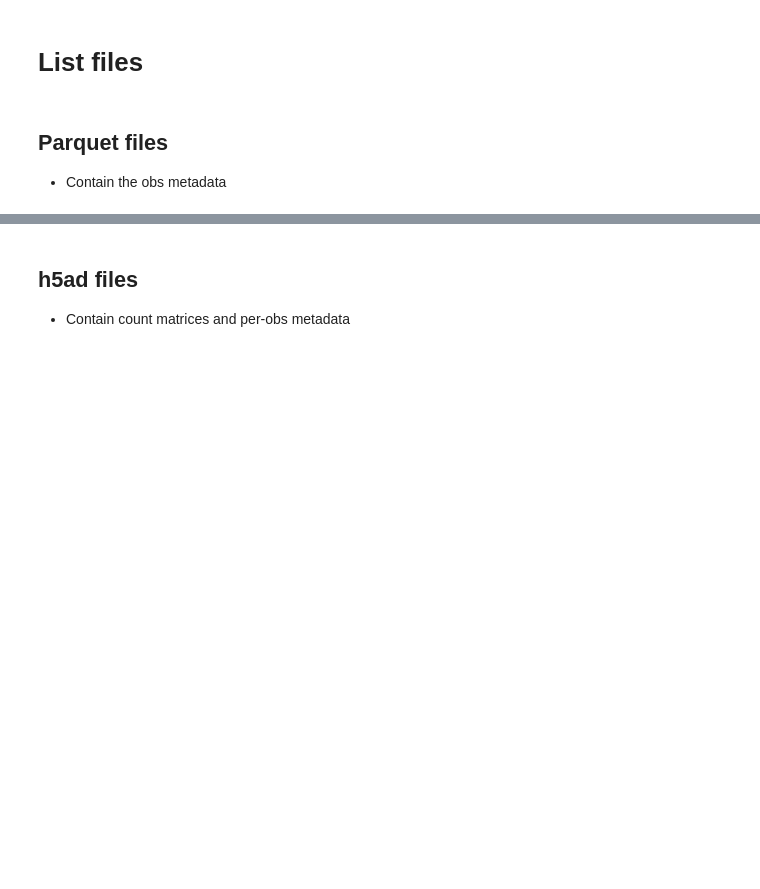
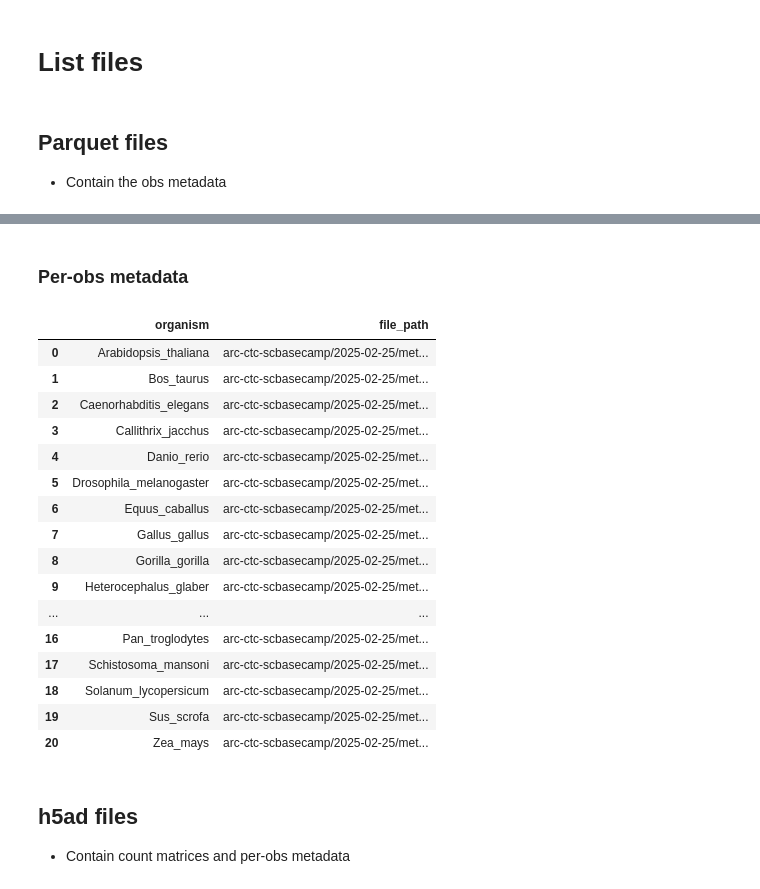
Before and after one commit to rdas-genesilico-ai/arc-virtual-cell-atlas-uv, a Jupyter notebook: scBaseCamp/tutorial-py.ipynb, the cells around one changed output, grey strips where cells are left out. Saved outputs shown, nothing was run; the diff lists cells and outputs as text; code cells hidden in the pictures; blank space fills up the shorter version.

```diff
--- a/scBaseCamp/tutorial-py.ipynb
+++ b/scBaseCamp/tutorial-py.ipynb
@@ -73,3 +74,36 @@ parquet_files
+# %% [markdown]
+### Per-obs metadata
+# %%
+# List all files in the bucket
+all_files = fs.glob(os.path.join(gcp_base_path, "**"))
+
+# Filter files with the specified extension
+obs_pq_files = [file for file in all_files if os.path.basename(file) == "obs_metadata.parquet.gz"]
+
+# Convert to dataframe: organism & file_path
+obs_pq_files = pd.DataFrame(
+    [[os.path.basename(os.path.dirname(file)),file] for file in obs_pq_files],
+    columns=["organism", "file_path"]
+)
+obs_pq_files
+# %% [output]
+|  | organism | file_path |
+| 0 | Arabidopsis_thaliana | arc-ctc-scbasecamp/2025-02-25/met... |
+| 1 | Bos_taurus | arc-ctc-scbasecamp/2025-02-25/met... |
+| 2 | Caenorhabditis_elegans | arc-ctc-scbasecamp/2025-02-25/met... |
+| 3 | Callithrix_jacchus | arc-ctc-scbasecamp/2025-02-25/met... |
+| 4 | Danio_rerio | arc-ctc-scbasecamp/2025-02-25/met... |
+| 5 | Drosophila_melanogaster | arc-ctc-scbasecamp/2025-02-25/met... |
+| 6 | Equus_caballus | arc-ctc-scbasecamp/2025-02-25/met... |
+| 7 | Gallus_gallus | arc-ctc-scbasecamp/2025-02-25/met... |
+| 8 | Gorilla_gorilla | arc-ctc-scbasecamp/2025-02-25/met... |
+| 9 | Heterocephalus_glaber | arc-ctc-scbasecamp/2025-02-25/met... |
+| ... | ... | ... |
+| 16 | Pan_troglodytes | arc-ctc-scbasecamp/2025-02-25/met... |
+| 17 | Schistosoma_mansoni | arc-ctc-scbasecamp/2025-02-25/met... |
+| 18 | Solanum_lycopersicum | arc-ctc-scbasecamp/2025-02-25/met... |
+| 19 | Sus_scrofa | arc-ctc-scbasecamp/2025-02-25/met... |
+| 20 | Zea_mays | arc-ctc-scbasecamp/2025-02-25/met... |
 # %% [markdown]
 ## h5ad files
 
```
Also changed, not shown: parts of 20 cells of this notebook, 2 other files.
